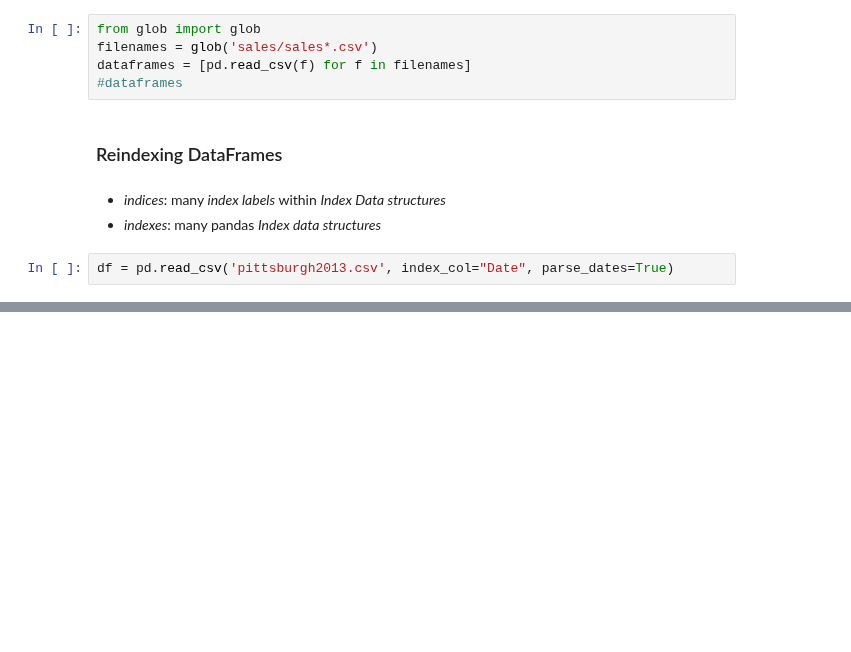
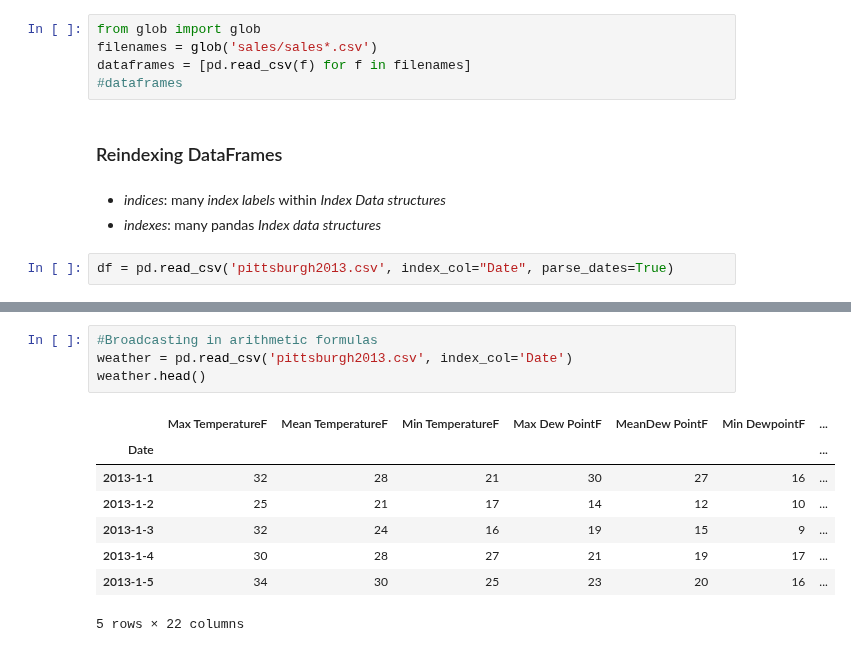
Before and after one commit to MikSm1th/datacamp_notes, a Jupyter notebook: merging_DataFrames_with_pandas/Preparing data.ipynb, the cells around one changed output, grey strips where cells are left out. Drawn from its saved outputs; the diff is of its cells as text; blank space fills up the shorter version.

```diff
--- a/merging_DataFrames_with_pandas/Preparing data.ipynb
+++ b/merging_DataFrames_with_pandas/Preparing data.ipynb
@@ -55,0 +370,13 @@ by_month
+# %%
+#Broadcasting in arithmetic formulas
+weather = pd.read_csv('pittsburgh2013.csv', index_col='Date')
+weather.head()
+# %% [output]
+|  | Max TemperatureF | Mean TemperatureF | Min TemperatureF | Max Dew PointF | MeanDew PointF | Min DewpointF | ... |
+| Date |  |  |  |  |  |  | ... |
+| 2013-1-1 | 32 | 28 | 21 | 30 | 27 | 16 | ... |
+| 2013-1-2 | 25 | 21 | 17 | 14 | 12 | 10 | ... |
+| 2013-1-3 | 32 | 24 | 16 | 19 | 15 | 9 | ... |
+| 2013-1-4 | 30 | 28 | 27 | 21 | 19 | 17 | ... |
+| 2013-1-5 | 34 | 30 | 25 | 23 | 20 | 16 | ... |
+5 rows × 22 columns
```
Also changed, not shown: parts of 41 cells of this notebook, 11 other files.
